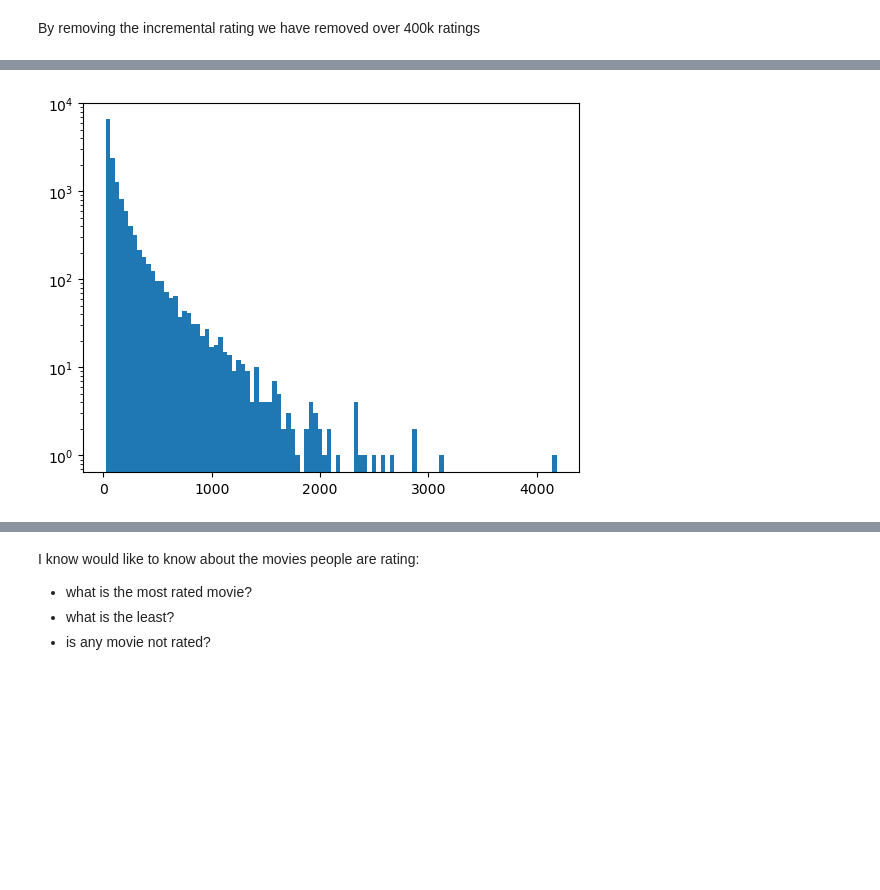
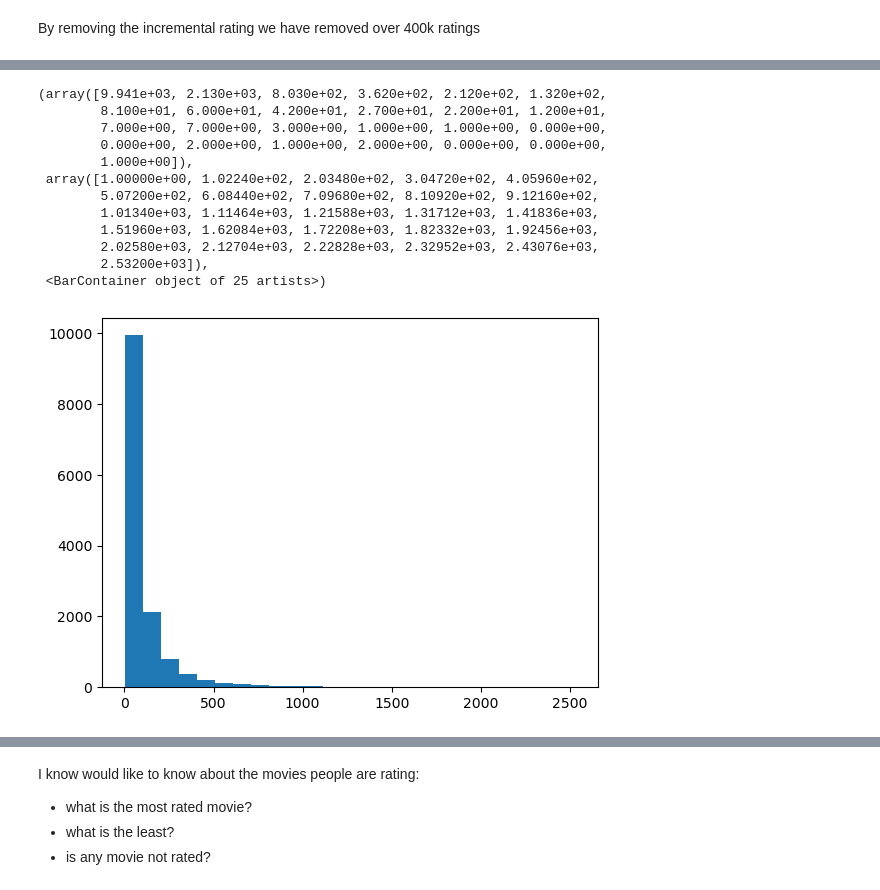
Before and after one commit to padraicohora/movie-recommendation, a Jupyter notebook: exploration/ratings_univariate.ipynb, the cells around one changed output, grey strips where cells are left out. Drawn from its saved outputs; the diff is of its cells as text; code cells hidden in the pictures; blank space fills up the shorter version.

```diff
--- a/exploration/ratings_univariate.ipynb
+++ b/exploration/ratings_univariate.ipynb
@@ -286,5 +277,17 @@ plt.hist(user_count["count"], bins=100 )
 # %%
-plt.hist(user_count["count"], bins=100 )
-plt.yscale("log")
+plt.hist(user_count["count"], bins=25 )
+# plt.yscale("log")
 # %% [output]
+(array([9.941e+03, 2.130e+03, 8.030e+02, 3.620e+02, 2.120e+02, 1.320e+02,
+        8.100e+01, 6.000e+01, 4.200e+01, 2.700e+01, 2.200e+01, 1.200e+01,
+        7.000e+00, 7.000e+00, 3.000e+00, 1.000e+00, 1.000e+00, 0.000e+00,
+        0.000e+00, 2.000e+00, 1.000e+00, 2.000e+00, 0.000e+00, 0.000e+00,
+        1.000e+00]),
+ array([1.00000e+00, 1.02240e+02, 2.03480e+02, 3.04720e+02, 4.05960e+02,
+        5.07200e+02, 6.08440e+02, 7.09680e+02, 8.10920e+02, 9.12160e+02,
+        1.01340e+03, 1.11464e+03, 1.21588e+03, 1.31712e+03, 1.41836e+03,
+        1.51960e+03, 1.62084e+03, 1.72208e+03, 1.82332e+03, 1.92456e+03,
+        2.02580e+03, 2.12704e+03, 2.22828e+03, 2.32952e+03, 2.43076e+03,
+        2.53200e+03]),
+ <BarContainer object of 25 artists>)
-[figure, old version]
+[figure, new version]
```
Also changed, not shown: parts of 41 cells of this notebook, 1 other file.
